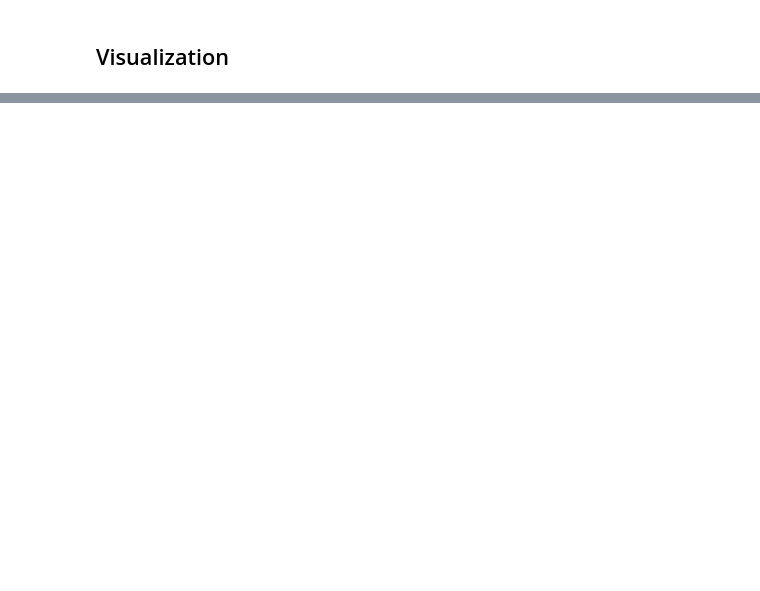
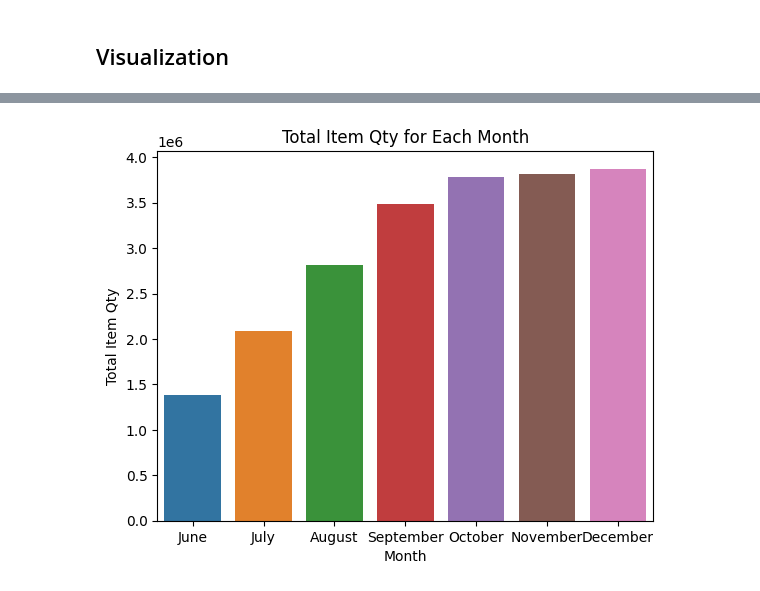
Before and after one commit to Prabhiraj-P/Data-Analytics-Assignment, a Jupyter notebook: code.ipynb, the cells around one changed output, grey strips where cells are left out. Saved outputs shown, nothing was run; the diff lists cells and outputs as text; code cells hidden in the pictures; blank space fills up the shorter version.

```diff
--- a/code.ipynb
+++ b/code.ipynb
@@ -81,0 +115,13 @@ Error:
+# %%
+for x in range(7,6+len(month_total['Total Item Qty'])):
+    month_total['Total Item Qty'][x]=month_total['Total Item Qty'][x-1]+month_total['Total Item Qty'][x]
+# %%
+sns.barplot(x=month_names, y=month_total['Total Item Qty'])
+
+plt.xlabel('Month')
+plt.ylabel('Total Item Qty')
+plt.title('Total Item Qty for Each Month')
+
+plt.show()
+# %% [output]
+[figure, added]
```
Also changed, not shown: parts of 20 cells of this notebook.
